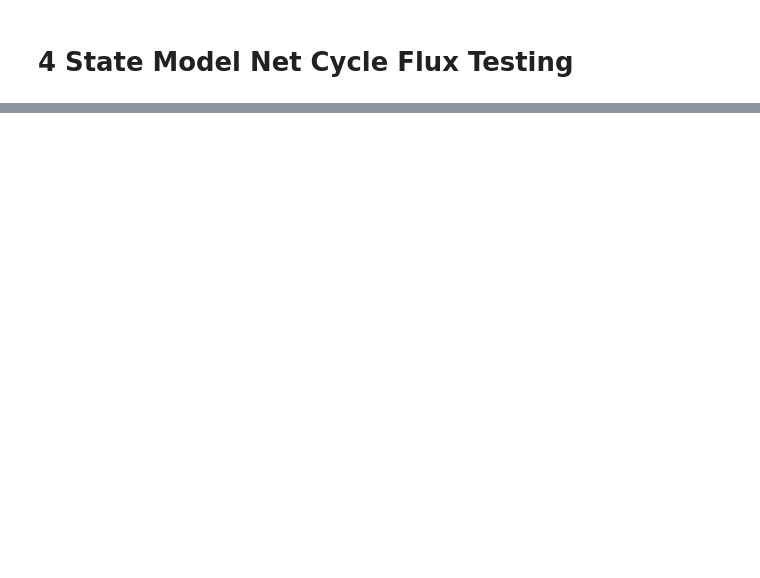
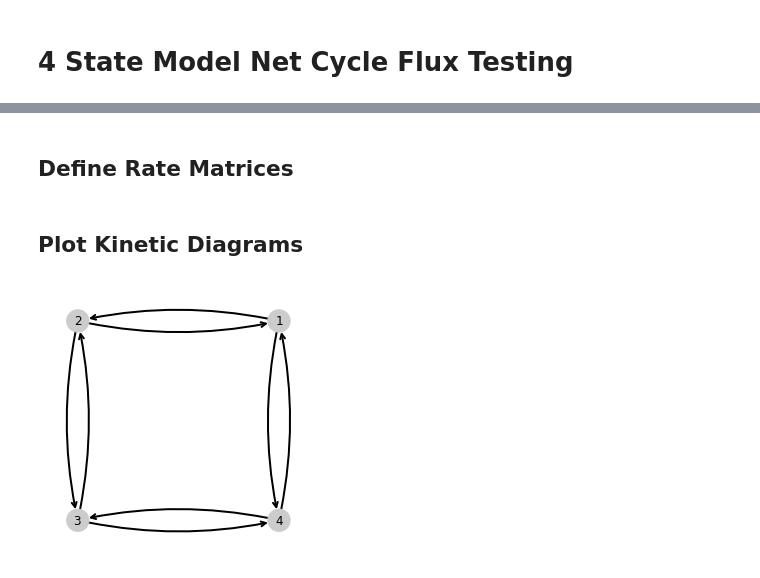
Before and after one commit to Becksteinlab/kda-examples, a Jupyter notebook: kda_analysis/test_models/4_state_leakage.ipynb, the cells around one changed output, grey strips where cells are left out. Saved outputs shown, nothing was run; the diff lists cells and outputs as text; code cells hidden in the pictures; blank space fills up the shorter version.

```diff
--- a/kda_analysis/test_models/4_state_leakage.ipynb
+++ b/kda_analysis/test_models/4_state_leakage.ipynb
@@ -253,0 +13,2 @@ findfont: Font family ['Helvetica'] not found. Falling back to DejaVu Sans.
+# %% [markdown]
+## Define Rate Matrices
@@ -253,0 +45,6 @@ findfont: Font family ['Helvetica'] not found. Falling back to DejaVu Sans.
+# %% [markdown]
+## Plot Kinetic Diagrams
+# %%
+plotting.draw_diagrams(G1, pos=pos, font_size=12, curved_arrows=True)
+# %% [output]
+[figure, added]
```
Also changed, not shown: parts of 87 cells of this notebook, 3 other files.
